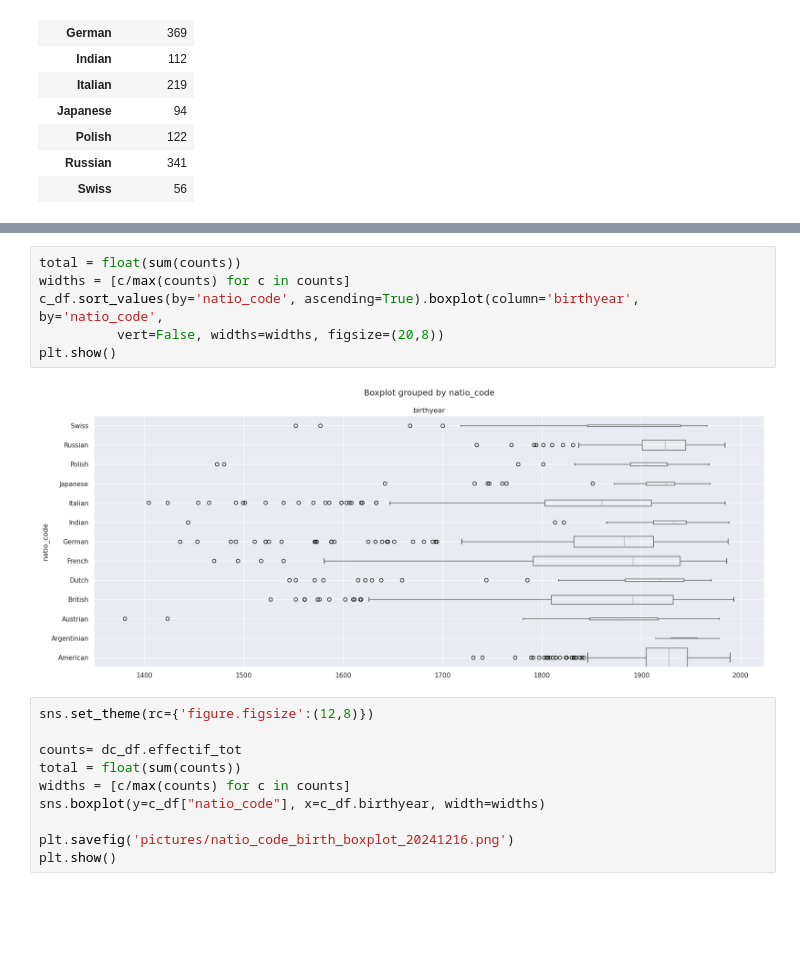
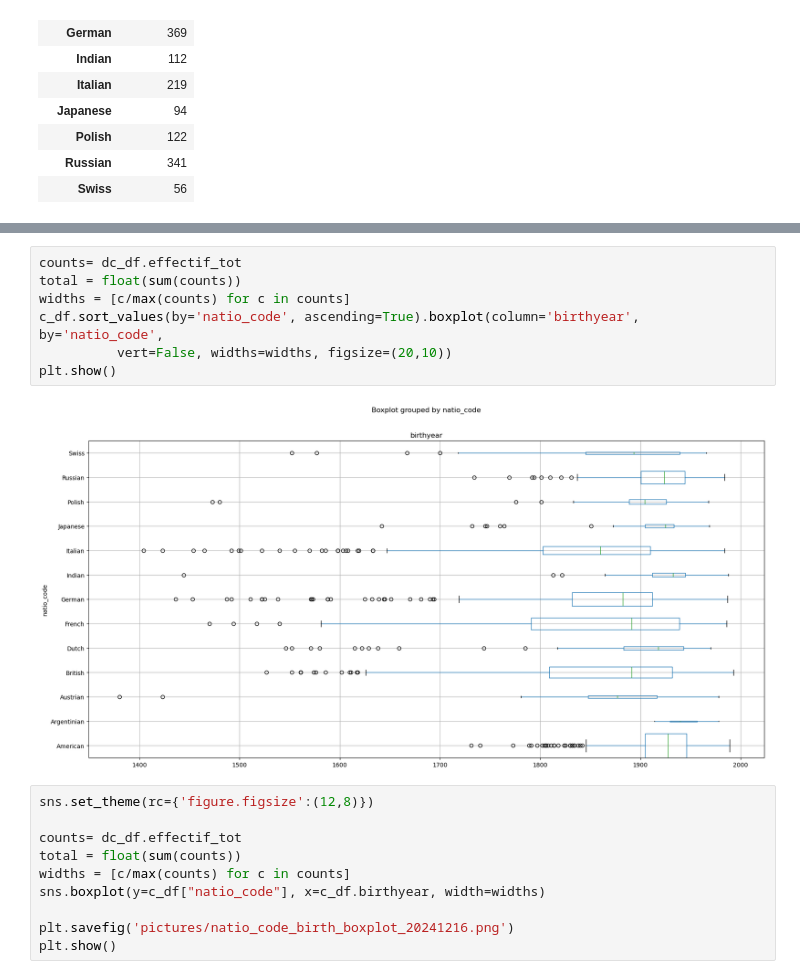
Before and after one commit to Chiodo53/astronomers, a Jupyter notebook: notebooks_jupyter/dbpedia_exploration/dpb_countries_births.ipynb, the cells around one changed output, grey strips where cells are left out. Saved outputs shown, nothing was run; the diff lists cells and outputs as text; blank space fills up the shorter version.

Commit message:
Correction dbp countries births

```diff
--- a/notebooks_jupyter/dbpedia_exploration/dpb_countries_births.ipynb
+++ b/notebooks_jupyter/dbpedia_exploration/dpb_countries_births.ipynb
@@ -104,11 +104,12 @@ plt.show()
 # %%
+counts= dc_df.effectif_tot
 total = float(sum(counts))
 widths = [c/max(counts) for c in counts]
 c_df.sort_values(by='natio_code', ascending=True).boxplot(column='birthyear', by='natio_code',
-          vert=False, widths=widths, figsize=(20,8))
+          vert=False, widths=widths, figsize=(20,10))
 plt.show()
 # %% [output]
-[figure, old version]
+[figure, new version]
 # %%
 sns.set_theme(rc={'figure.figsize':(12,8)})
 
```
Also changed, not shown: parts of 2 cells of this notebook, 1 other file.
